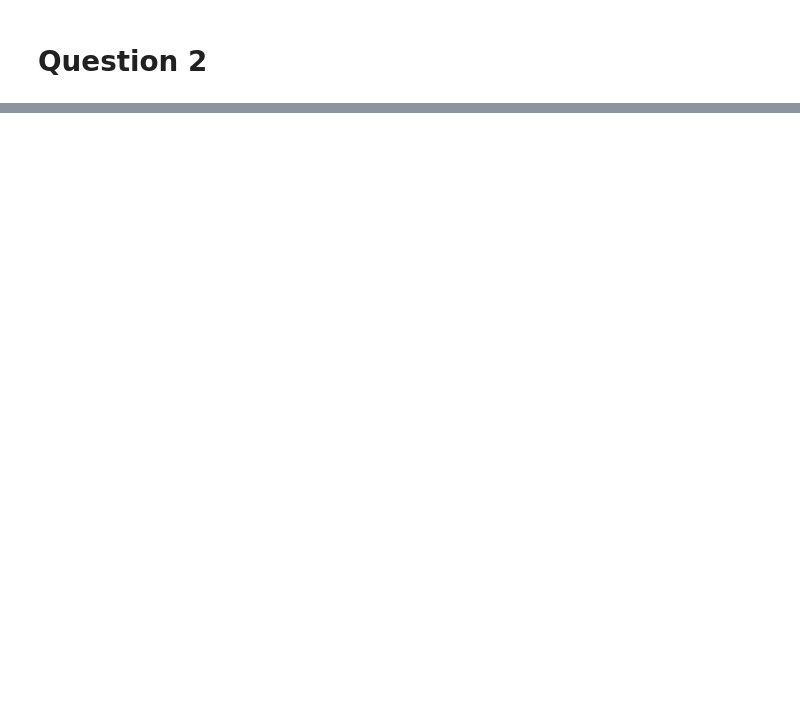
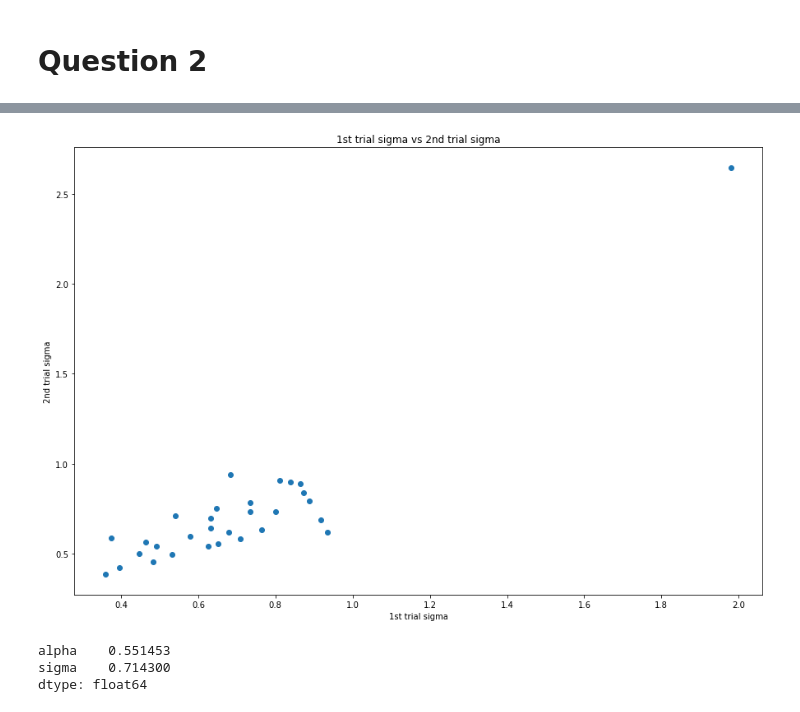
Before and after one commit to nadavWeisler/ComputationAndCognition, a Jupyter notebook: ex9/ex9.ipynb, the cells around one changed output, grey strips where cells are left out. Drawn from its saved outputs; the diff is of its cells as text; code cells hidden in the pictures; blank space fills up the shorter version.

```diff
--- a/ex9/ex9.ipynb
+++ b/ex9/ex9.ipynb
@@ -222,0 +221,15 @@ dtype: float64
+# %%
+plt.figure(figsize=(15, 10))
+plt.scatter(plot_df.loc[1, "sigma"], plot_df.loc[2, "sigma"])
+plt.title("1st trial sigma vs 2nd trial sigma")
+plt.xlabel("1st trial sigma")
+plt.ylabel("2nd trial sigma")
+plt.show()
+# %% [output]
+[figure, added]
+# %%
+values_df.mean()
+# %% [output]
+alpha    0.551453
+sigma    0.714300
+dtype: float64
```
Also changed, not shown: parts of 41 cells of this notebook, 1 other file.
